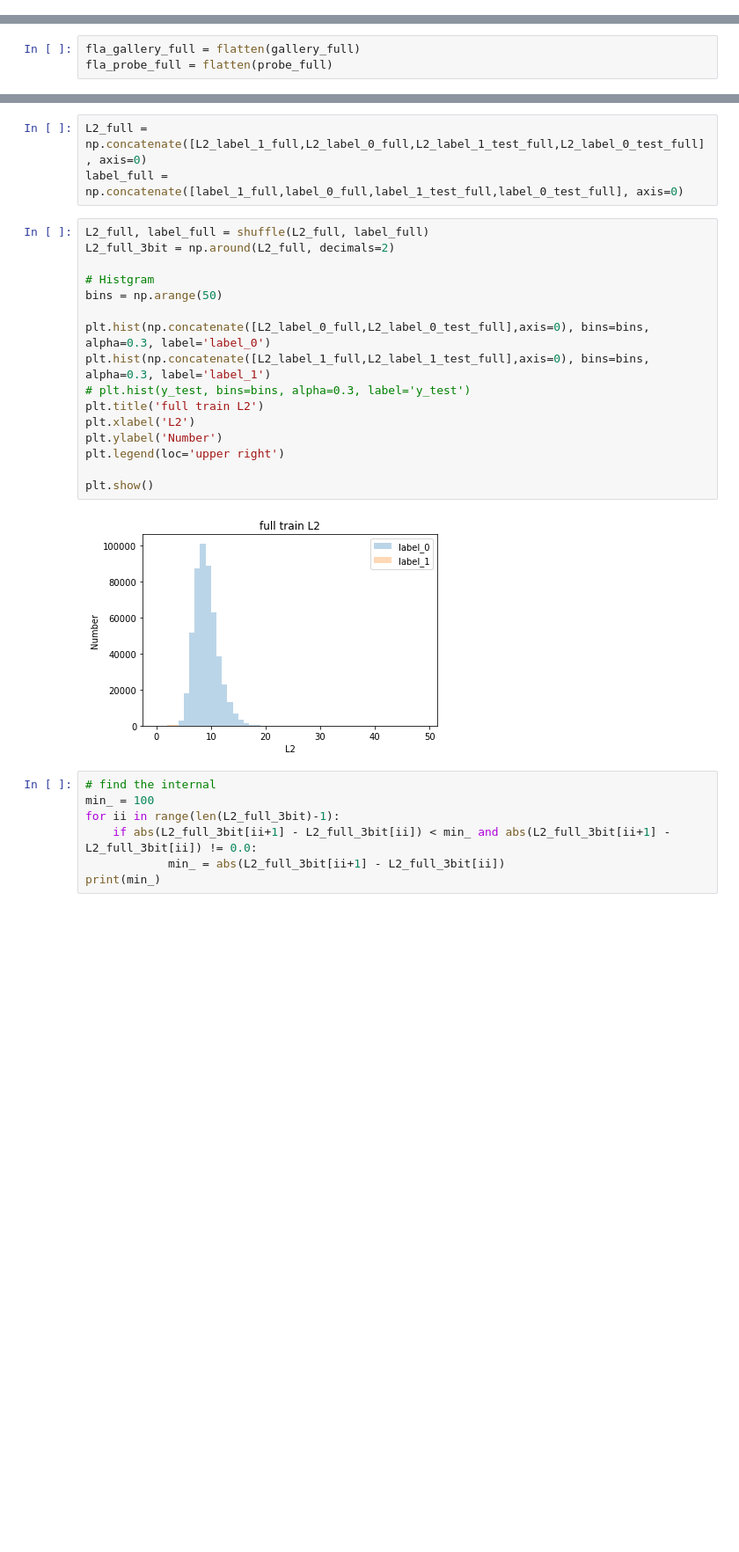
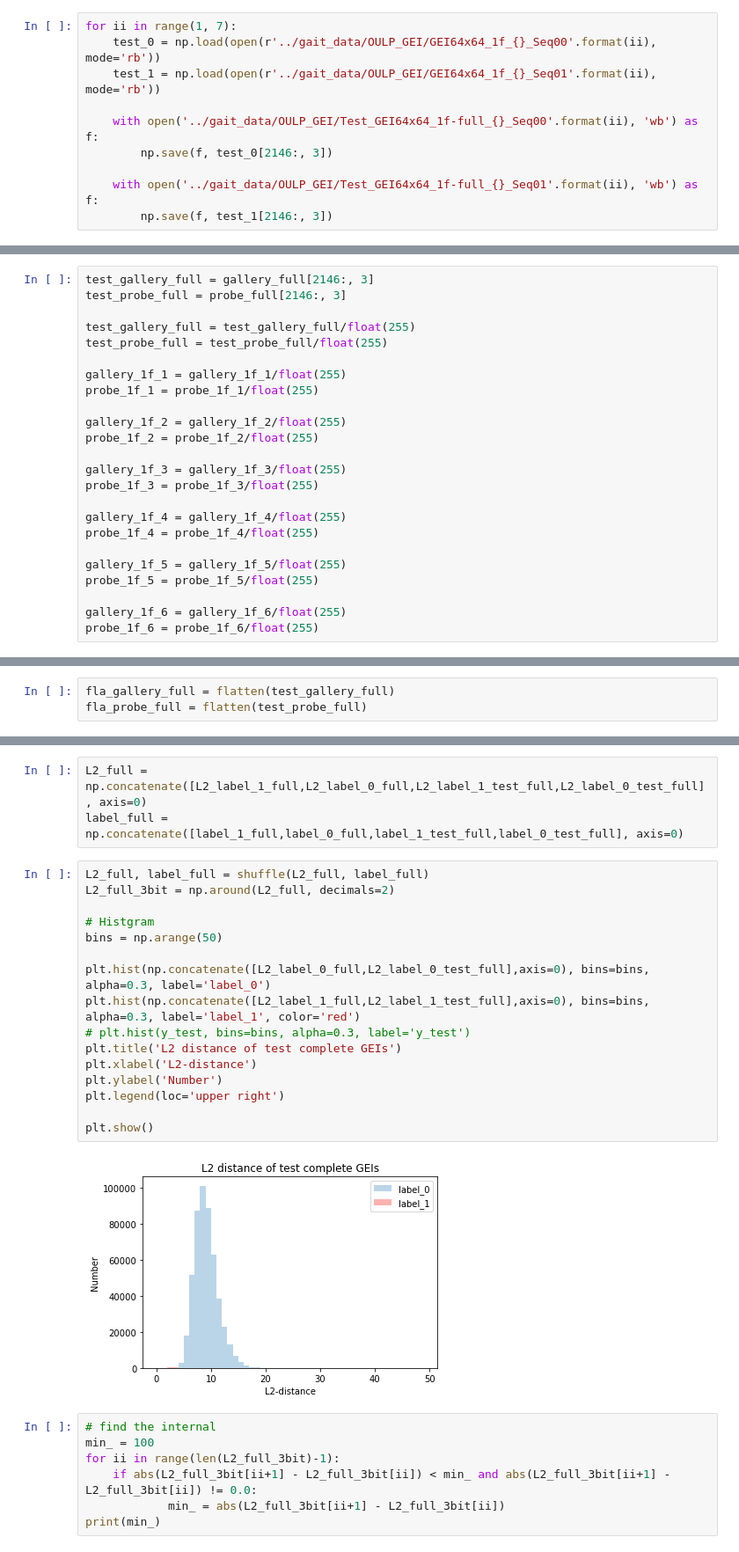
Before and after one commit to lc8631058/Gait_Recognition_using_Deep_Learning, a Jupyter notebook: OULP_ipynb/ITC - Test Recognition Accuracy - Verification_ROC.ipynb, the cells around one changed output, grey strips where cells are left out. Shown at 88% size. Drawn from its saved outputs; the diff is of its cells as text; blank space fills up the shorter version.

```diff
--- a/OULP_ipynb/ITC - Test Recognition Accuracy - Verification_ROC.ipynb
+++ b/OULP_ipynb/ITC - Test Recognition Accuracy - Verification_ROC.ipynb
@@ -33,4 +34,14 @@ with open('../gait_data/OULP_GEI/GEI64x64_5f-full_3_Seq01', 'wb') as f:
     np.save(f, Seq)
+# %%
+for ii in range(1, 7):
+    test_0 = np.load(open(r'../gait_data/OULP_GEI/GEI64x64_1f_{}_Seq00'.format(ii), mode='rb'))
+    test_1 = np.load(open(r'../gait_data/OULP_GEI/GEI64x64_1f_{}_Seq01'.format(ii), mode='rb'))
+
+    with open('../gait_data/OULP_GEI/Test_GEI64x64_1f-full_{}_Seq00'.format(ii), 'wb') as f:
+        np.save(f, test_0[2146:, 3])
+
+    with open('../gait_data/OULP_GEI/Test_GEI64x64_1f-full_{}_Seq01'.format(ii), 'wb') as f:
+        np.save(f, test_1[2146:, 3])
 # %% [markdown]
 # Checkpoint 1
 # %%
@@ -81,3 +81,27 @@ probe_5f_3 = probe_5f_3/float(255)
+# %%
+test_gallery_full = gallery_full[2146:, 3]
+test_probe_full = probe_full[2146:, 3]
+
+test_gallery_full = test_gallery_full/float(255)
+test_probe_full = test_probe_full/float(255)
+
+gallery_1f_1 = gallery_1f_1/float(255)
+probe_1f_1 = probe_1f_1/float(255)
+
+gallery_1f_2 = gallery_1f_2/float(255)
+probe_1f_2 = probe_1f_2/float(255)
+
+gallery_1f_3 = gallery_1f_3/float(255)
+probe_1f_3 = probe_1f_3/float(255)
+
+gallery_1f_4 = gallery_1f_4/float(255)
+probe_1f_4 = probe_1f_4/float(255)
+
+gallery_1f_5 = gallery_1f_5/float(255)
+probe_1f_5 = probe_1f_5/float(255)
+
+gallery_1f_6 = gallery_1f_6/float(255)
+probe_1f_6 = probe_1f_6/float(255)
 # %% [markdown]
 # Calculate possible L2 distance
 # %%
@@ -166,8 +190,8 @@ def flatten(x):
 # %% [markdown]
 ###  Set L2 as Threshold
 # %%
-fla_gallery_full = flatten(gallery_full)
-fla_probe_full = flatten(probe_full)
+fla_gallery_full = flatten(test_gallery_full)
+fla_probe_full = flatten(test_probe_full)
 # %%
 # zero mean
 gallery_mean_value = np.sum(np.concatenate([gallery_full[:500], probe_full[:500]], axis=0)) / (1000 * 64 * 64)
@@ -190,21 +214,21 @@ label_full = np.concatenate([label_1_full,label_0_full,label_1_test_full,label_0
 # %%
 L2_full, label_full = shuffle(L2_full, label_full)
 L2_full_3bit = np.around(L2_full, decimals=2)
 
 # Histgram
 bins = np.arange(50)
 
 plt.hist(np.concatenate([L2_label_0_full,L2_label_0_test_full],axis=0), bins=bins, alpha=0.3, label='label_0')
-plt.hist(np.concatenate([L2_label_1_full,L2_label_1_test_full],axis=0), bins=bins, alpha=0.3, label='label_1')
+plt.hist(np.concatenate([L2_label_1_full,L2_label_1_test_full],axis=0), bins=bins, alpha=0.3, label='label_1', color='red')
 # plt.hist(y_test, bins=bins, alpha=0.3, label='y_test')
-plt.title('full train L2')
-plt.xlabel('L2')
+plt.title('L2 distance of test complete GEIs')
+plt.xlabel('L2-distance')
 plt.ylabel('Number')
 plt.legend(loc='upper right')
 
 plt.show()
 # %% [output]
-[figure, old version]
+[figure, new version]
 # %%
 # find the internal
 min_ = 100
```
Also changed, not shown: parts of 17 cells of this notebook.
